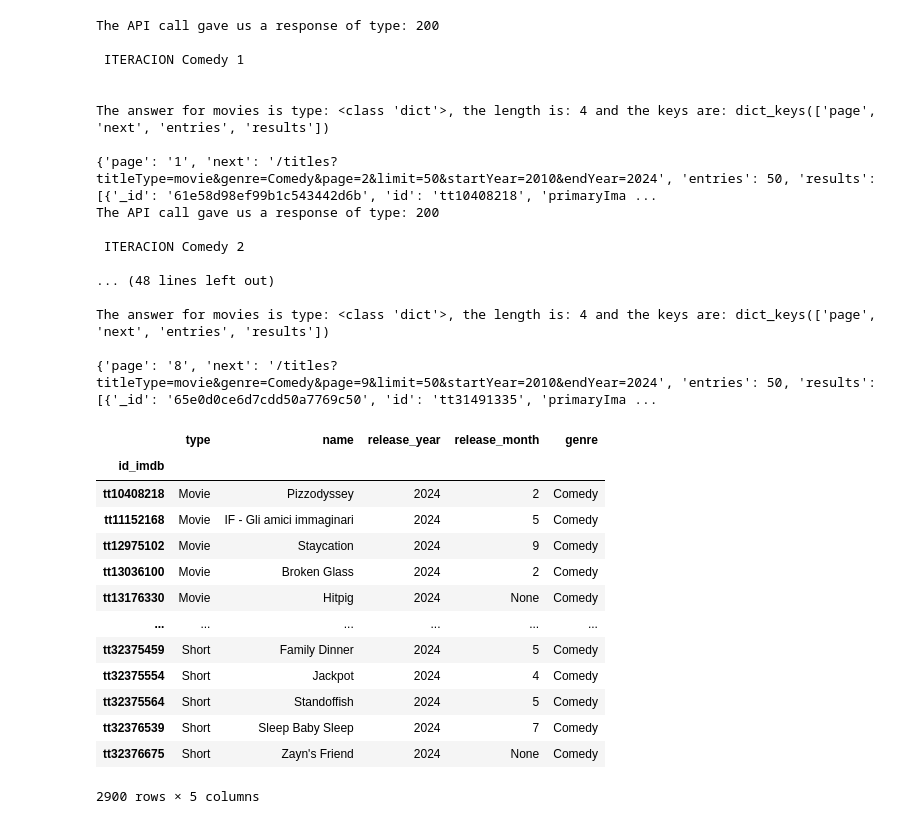
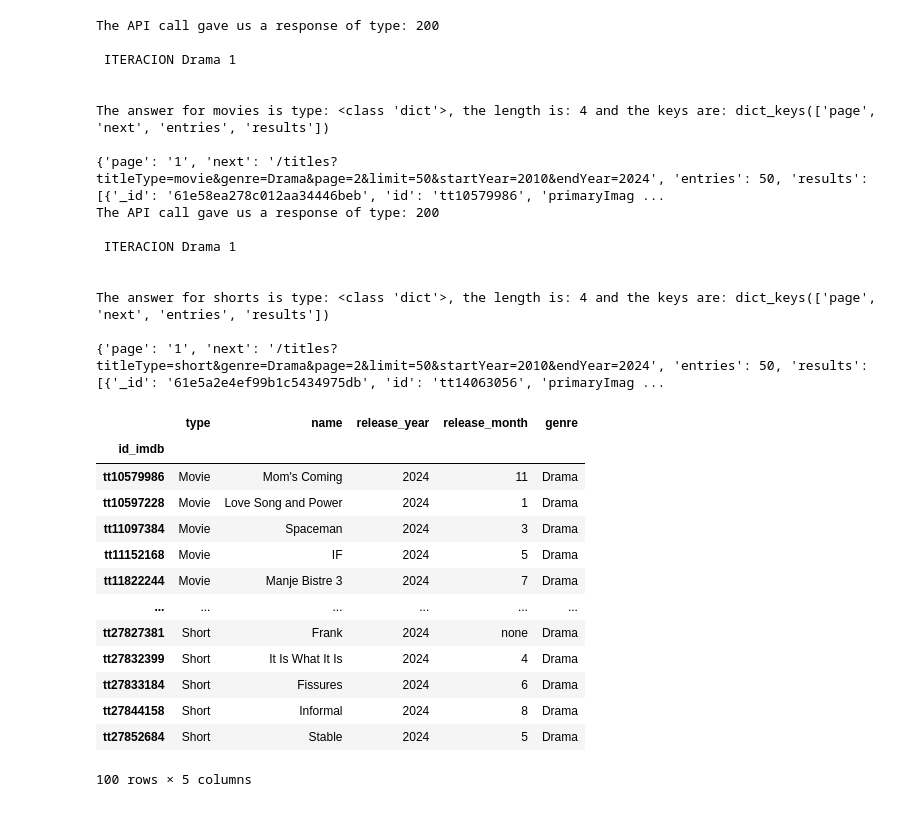
Before and after one commit to carla-caracola/cinema_extract_project, a Jupyter notebook: extract_movie_list_from_API.ipynb, the cells around one changed output. Saved outputs shown, nothing was run; the diff lists cells and outputs as text; code cells hidden in the pictures.

```diff
--- a/extract_movie_list_from_API.ipynb
+++ b/extract_movie_list_from_API.ipynb
@@ -33,7 +9,7 @@ import pandas as pd
 
 def api_call(url):
     headers = {
-        "x-rapidapi-key": "30f6c00168msh1b42af1260e2970p1cb797jsn775f4f1bf53e",
+        "x-rapidapi-key": "TU API",
         "x-rapidapi-host": "moviesdatabase.p.rapidapi.com"
     }
 
@@ -49,7 +25,7 @@ def movies_by_genre(genre_list):
     movies_list = []
 
     for genre in genre_list:
-        for i in range(1, 30): # Rango de iteración equivalente a las páginas
+        for i in range(1, 2): # 2, 3 / 3, 4 / ...
             url_movies = f'https://moviesdatabase.p.rapidapi.com/titles?genre={genre}&startYear=2010&titleType=movie&page={i}&endYear=2024&limit=50'
             response_dict_movies = api_call(url_movies)
 
@@ -69,7 +45,7 @@ def shorts_by_genre(genre_list):
     shorts_list = []
 
     for genre in genre_list:
-        for i in range(1, 30): # Rango de iteración equivalente a las páginas
+        for i in range(1, 2):
             url_short = f'https://moviesdatabase.p.rapidapi.com/titles?genre={genre}&startYear=2010&titleType=short&page={i}&endYear=2024&limit=50'
             response_dict_shorts = api_call(url_short)
 
@@ -110,50 +86,49 @@ def combine_results(genre_list):
     processed_list = process_results(combined_list)
 
     return processed_list
 
 # call to main function
-genre_list = ["Comedy"] # Genres: "Action", "Drama", "Comedy"
+genre_list = ["Drama"] # Genres: "Action", "Drama", "Comedy"
 combined_results = combine_results(genre_list)
 
 # Create DataFrame
 list_headers = ["type", "name", "release_year", "release_month", "id_imdb", "genre"]
 df_full_movie_list = pd.DataFrame(combined_results, columns=list_headers)
 
 # Set 'id_imdb' as index
 df_full_movie_list.set_index('id_imdb', inplace=True)
 
 # Show DataFrame
 df_full_movie_list
 # %% [output]
 The API call gave us a response of type: 200
 
- ITERACION Comedy 1
+ ITERACION Drama 1
 
 
 The answer for movies is type: <class 'dict'>, the length is: 4 and the keys are: dict_keys(['page', 'next', 'entries', 'results'])
 
-{'page': '1', 'next': '/titles?titleType=movie&genre=Comedy&page=2&limit=50&startYear=2010&endYear=2024', 'entries': 50, 'results': [{'_id': '61e58d98ef99b1c543442d6b', 'id': 'tt10408218', 'primaryIma ...
+{'page': '1', 'next': '/titles?titleType=movie&genre=Drama&page=2&limit=50&startYear=2010&endYear=2024', 'entries': 50, 'results': [{'_id': '61e58ea278c012aa34446beb', 'id': 'tt10579986', 'primaryImag ...
 The API call gave us a response of type: 200
 
- ITERACION Comedy 2
+ ITERACION Drama 1
 
-... (48 lines left out)
 
-The answer for movies is type: <class 'dict'>, the length is: 4 and the keys are: dict_keys(['page', 'next', 'entries', 'results'])
+The answer for shorts is type: <class 'dict'>, the length is: 4 and the keys are: dict_keys(['page', 'next', 'entries', 'results'])
 
-{'page': '8', 'next': '/titles?titleType=movie&genre=Comedy&page=9&limit=50&startYear=2010&endYear=2024', 'entries': 50, 'results': [{'_id': '65e0d0ce6d7cdd50a7769c50', 'id': 'tt31491335', 'primaryIma ...
+{'page': '1', 'next': '/titles?titleType=short&genre=Drama&page=2&limit=50&startYear=2010&endYear=2024', 'entries': 50, 'results': [{'_id': '61e5a2e4ef99b1c5434975db', 'id': 'tt14063056', 'primaryImag ...
 |  | type | name | release_year | release_month | genre |
 | id_imdb |  |  |  |  |  |
-| tt10408218 | Movie | Pizzodyssey | 2024 | 2 | Comedy |
-| tt11152168 | Movie | IF - Gli amici immaginari | 2024 | 5 | Comedy |
-| tt12975102 | Movie | Staycation | 2024 | 9 | Comedy |
-| tt13036100 | Movie | Broken Glass | 2024 | 2 | Comedy |
-| tt13176330 | Movie | Hitpig | 2024 | None | Comedy |
+| tt10579986 | Movie | Mom's Coming | 2024 | 11 | Drama |
+| tt10597228 | Movie | Love Song and Power | 2024 | 1 | Drama |
+| tt11097384 | Movie | Spaceman | 2024 | 3 | Drama |
+| tt11152168 | Movie | IF | 2024 | 5 | Drama |
+| tt11822244 | Movie | Manje Bistre 3 | 2024 | 7 | Drama |
 | ... | ... | ... | ... | ... | ... |
-| tt32375459 | Short | Family Dinner | 2024 | 5 | Comedy |
-| tt32375554 | Short | Jackpot | 2024 | 4 | Comedy |
-| tt32375564 | Short | Standoffish | 2024 | 5 | Comedy |
-| tt32376539 | Short | Sleep Baby Sleep | 2024 | 7 | Comedy |
-| tt32376675 | Short | Zayn's Friend | 2024 | None | Comedy |
+| tt27827381 | Short | Frank | 2024 | none | Drama |
+| tt27832399 | Short | It Is What It Is | 2024 | 4 | Drama |
+| tt27833184 | Short | Fissures | 2024 | 6 | Drama |
+| tt27844158 | Short | Informal | 2024 | 8 | Drama |
+| tt27852684 | Short | Stable | 2024 | 5 | Drama |
-2900 rows × 5 columns
+100 rows × 5 columns
 # %%
```
Also changed, not shown: parts of 12 cells of this notebook, 1 other file.
